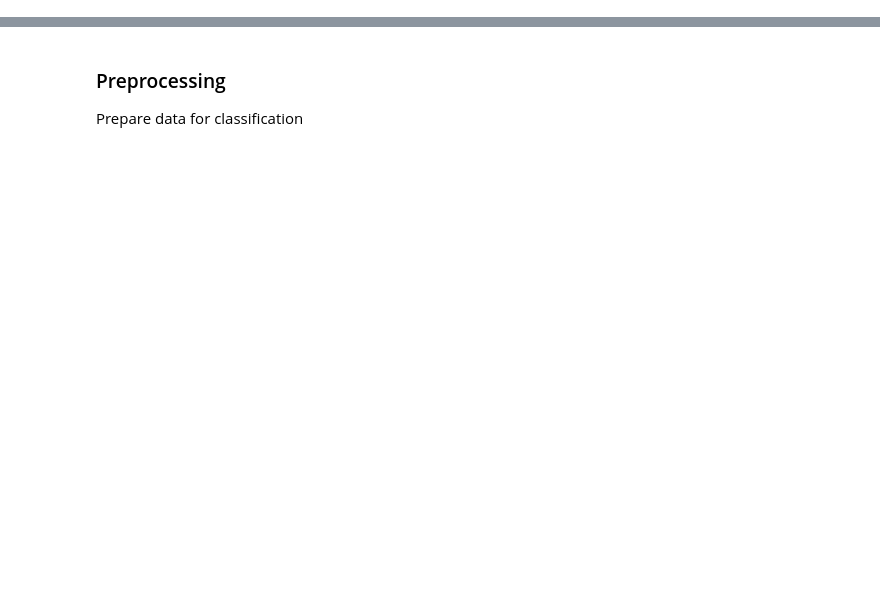
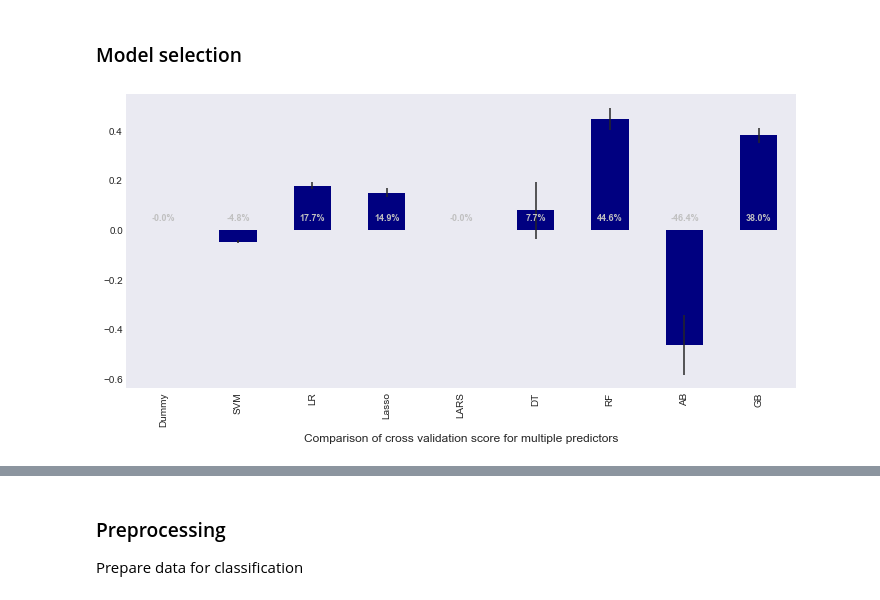
Before and after one commit to qmeeus/auction-optimiser, a Jupyter notebook: Predictive analysis.ipynb, the cells around one changed output, grey strips where cells are left out. Drawn from its saved outputs; the diff is of its cells as text; code cells hidden in the pictures; blank space fills up the shorter version.

```diff
--- a/Predictive analysis.ipynb
+++ b/Predictive analysis.ipynb
@@ -22,0 +29,33 @@ X_train, X_test, y_train, y_test = train_test_split(X, y)
+# %% [markdown]
+### Model selection
+# %%
+from sklearn.dummy import DummyRegressor
+from sklearn.linear_model import LinearRegression, Lasso, LassoLars
+from sklearn.svm import SVR
+from sklearn.tree import DecisionTreeRegressor
+from sklearn.ensemble import RandomForestRegressor, AdaBoostRegressor, GradientBoostingRegressor
+from sklearn.metrics import r2_score
+
+scoring = "r2"
+
+models = [
+
+    ("Dummy", DummyRegressor(strategy="mean")),
+    ("SVM", SVR()),
+    ("LR", LinearRegression()),
+    ("Lasso", Lasso()),
+    ("LARS", LassoLars()),
+    ("DT", DecisionTreeRegressor()),
+    ("RF", RandomForestRegressor()),
+    ("AB", AdaBoostRegressor()),
+    ("GB", GradientBoostingRegressor())
+
+]
+
+followers = "Followers"
+X, iv, y = data.drop([target_name, followers], axis=1), data[followers], data[target_name]
+X_train, X_test, iv_train, iv_test, y_train, y_test = train_test_split(X, iv, y)
+
+cv_results = make_cross_validation(models, scoring, X_train, iv_train)
+# %% [output]
+[figure, added]
```
Also changed, not shown: parts of 15 cells of this notebook, 2 other files.
